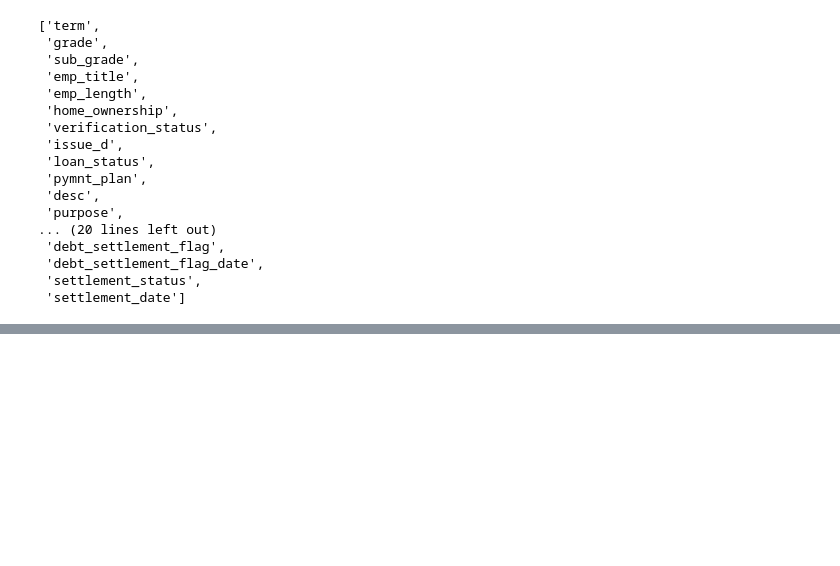
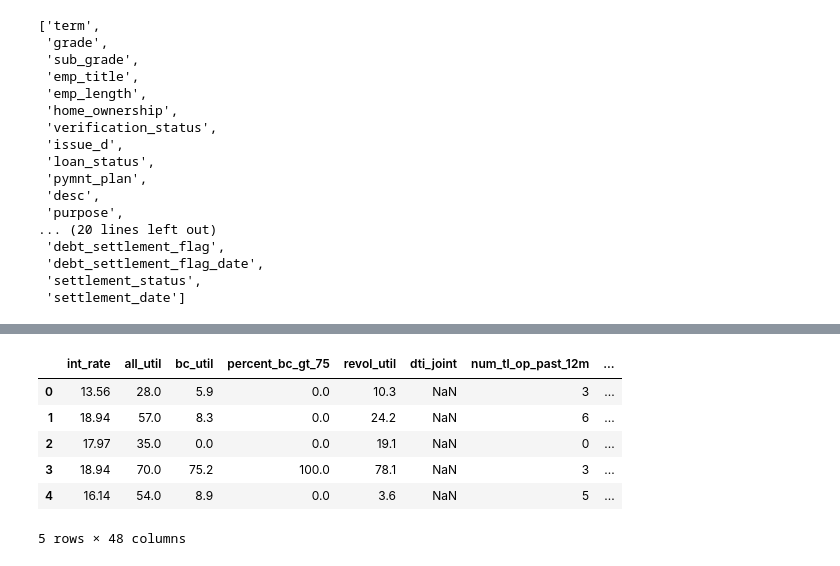
Before and after one commit to danehooker/Thinkful-Projects, a Jupyter notebook: Supervised Learning Capstone.ipynb, the cells around one changed output, grey strips where cells are left out. Cells and saved outputs as stored; diff of their text form; code cells hidden in the pictures; blank space fills up the shorter version.

```diff
--- a/Supervised Learning Capstone.ipynb
+++ b/Supervised Learning Capstone.ipynb
@@ -157,0 +221,2 @@ feat_list = ['all_util', 'percent_bc_gt_75', 'dti_joint', 'num_tl_op_past_12m',
+# %%
+bulk_feat_list = ['int_rate', 'all_util', 'bc_util', 'percent_bc_gt_75', 'revol_util', 'dti_joint', 'num_tl_op_past_12m', 'inq_last_6mths', 'inq_last_12m', 'open_il_12m', 'open_il_24m', 'il_util', 'open_acc_6m', 'inq_fi', 'dti', 'open_rv_24m', 'open_rv_12m', 'sec_app_inq_last_6mths', 'bc_open_to_buy', 'total_bc_limit', 'total_rev_hi_lim', 'mo_sin_old_rev_tl_op', 'sec_app_mort_acc', 'mths_since_recent_inq', 'tot_hi_cred_lim', 'annual_inc_joint', 'mort_acc', 'mo_sin_rcnt_tl', 'mths_since_rcnt_il', 'num_bc_tl', 'pct_tl_nvr_dlq', 'mo_sin_rcnt_rev_tl_op', 'tot_cur_bal', 'sec_app_mths_since_last_major_derog', 'avg_cur_bal', 'sec_app_num_rev_accts', 'annual_inc', 'mths_since_recent_bc', 'num_rev_accts', 'num_bc_sats', 'max_bal_bc', 'pub_rec_bankruptcies', 'term', 'sub_grade', 'home_ownership', 'emp_length', 'purpose', 'earliest_cr_line']
@@ -157,0 +234,12 @@ feat_list = ['all_util', 'percent_bc_gt_75', 'dti_joint', 'num_tl_op_past_12m',
+# %%
+bulk_df = pd.DataFrame()
+bulk_df = df.filter(items=bulk_feat_list)
+bulk_df.head()
+# %% [output]
+|  | int_rate | all_util | bc_util | percent_bc_gt_75 | revol_util | dti_joint | num_tl_op_past_12m | ... |
+| 0 | 13.56 | 28.0 | 5.9 | 0.0 | 10.3 | NaN | 3 | ... |
+| 1 | 18.94 | 57.0 | 8.3 | 0.0 | 24.2 | NaN | 6 | ... |
+| 2 | 17.97 | 35.0 | 0.0 | 0.0 | 19.1 | NaN | 0 | ... |
+| 3 | 18.94 | 70.0 | 75.2 | 100.0 | 78.1 | NaN | 3 | ... |
+| 4 | 16.14 | 54.0 | 8.9 | 0.0 | 3.6 | NaN | 5 | ... |
+5 rows × 48 columns
```
Also changed, not shown: parts of 23 cells of this notebook.
